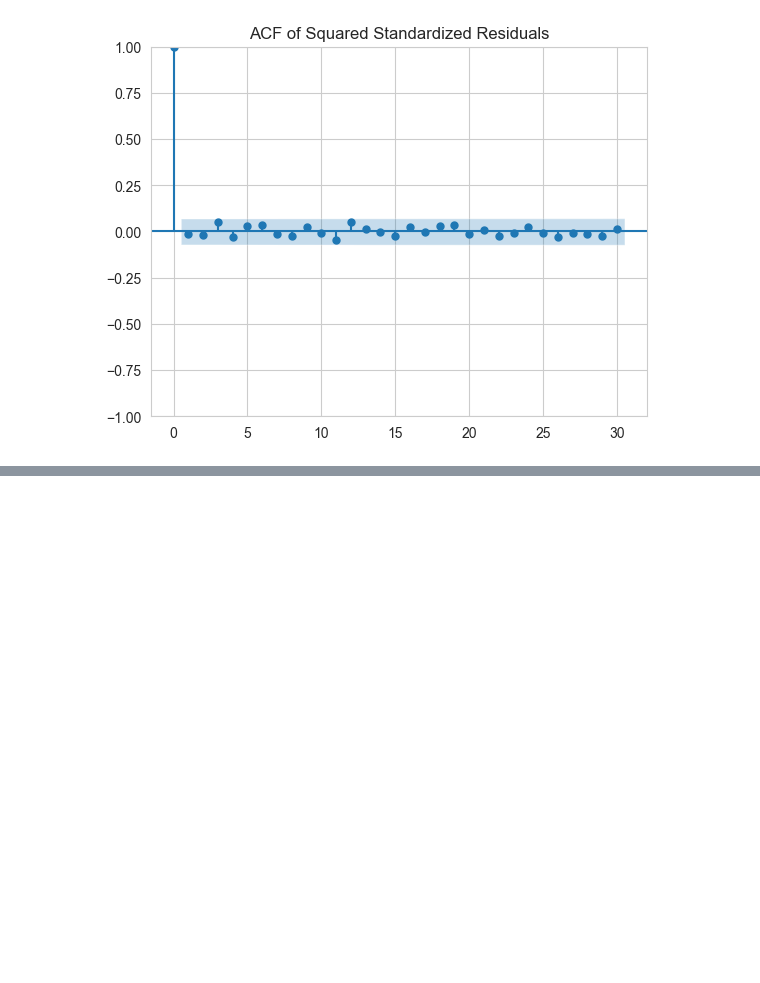
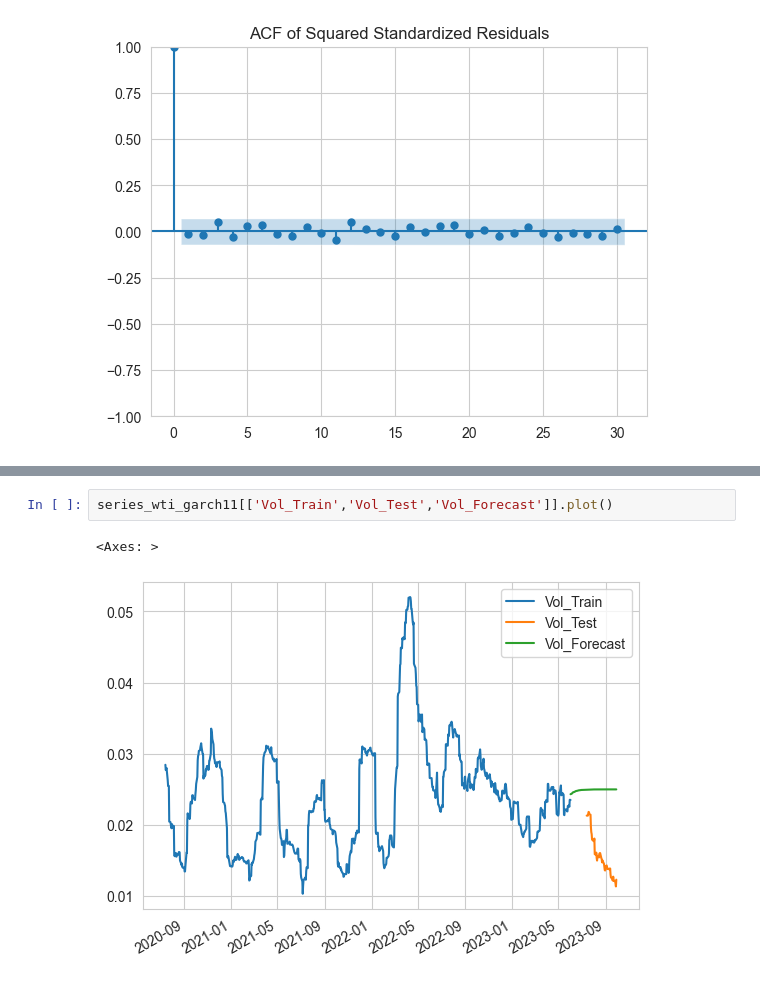
Before and after one commit to afoster28/cmd_forecast, a Jupyter notebook: Model/Model.ipynb, the cells around one changed output, grey strips where cells are left out. Cells and saved outputs as stored; diff of their text form; blank space fills up the shorter version.

```diff
--- a/Model/Model.ipynb
+++ b/Model/Model.ipynb
@@ -312,0 +329,5 @@ Name: Ret_DCOILWTICO, dtype: float64
+# %%
+series_wti_garch11[['Vol_Train','Vol_Test','Vol_Forecast']].plot()
+# %% [output]
+<Axes: >
+[figure, added]
```
Also changed, not shown: parts of 17 cells of this notebook, 2 other files.
